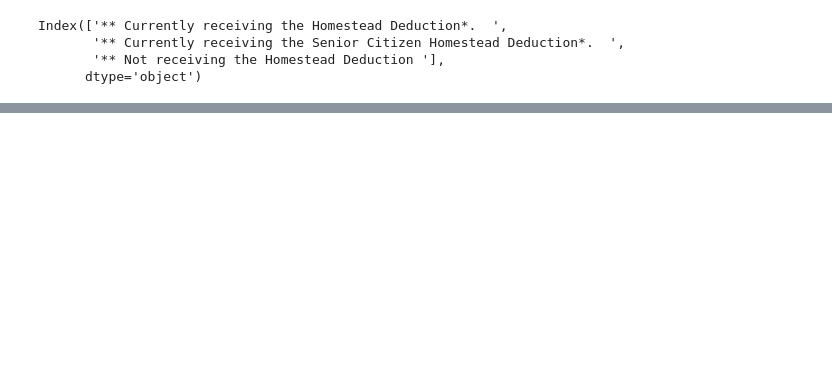
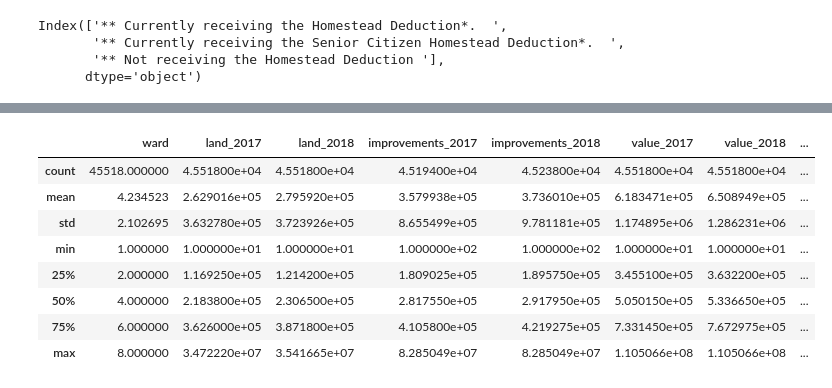
Before and after one commit to rodriguezda/capstone2017, a Jupyter notebook: 00-preprocessing/00_cleaning.ipynb, the cells around one changed output, grey strips where cells are left out. Saved outputs shown, nothing was run; the diff lists cells and outputs as text; code cells hidden in the pictures; blank space fills up the shorter version.

```diff
--- a/00-preprocessing/00_cleaning.ipynb
+++ b/00-preprocessing/00_cleaning.ipynb
@@ -321,0 +352,9 @@ df['year'] = df.date.dt.year
+# %%
+cols = ['sub_neighborhood', 'exception', 'tax_class',
+       'homestead', 'building_area',
+       'triennial_group', 'address',
+       'instrument_no', 'tax_class2']
+# %%
+df.drop(cols, 1, inplace = True) ## very important cell here!
+# %%
+df = df[df.year >= 2000] ## very important cell here!
@@ -321,0 +363,3 @@ df['year'] = df.date.dt.year
+# %%
+df['improvements_2017'].replace('Not Available', np.NaN, inplace = True)
+df['improvements_2018'].replace('Not Available', np.NaN, inplace = True)
@@ -321,0 +370,12 @@ df['year'] = df.date.dt.year
+# %%
+df.describe()
+# %% [output]
+|  | ward | land_2017 | land_2018 | improvements_2017 | improvements_2018 | value_2017 | value_2018 | ... |
+| count | 45518.000000 | 4.551800e+04 | 4.551800e+04 | 4.519400e+04 | 4.523800e+04 | 4.551800e+04 | 4.551800e+04 | ... |
+| mean | 4.234523 | 2.629016e+05 | 2.795920e+05 | 3.579938e+05 | 3.736010e+05 | 6.183471e+05 | 6.508949e+05 | ... |
+| std | 2.102695 | 3.632780e+05 | 3.723926e+05 | 8.655499e+05 | 9.781181e+05 | 1.174895e+06 | 1.286231e+06 | ... |
+| min | 1.000000 | 1.000000e+01 | 1.000000e+01 | 1.000000e+02 | 1.000000e+02 | 1.000000e+01 | 1.000000e+01 | ... |
+| 25% | 2.000000 | 1.169250e+05 | 1.214200e+05 | 1.809025e+05 | 1.895750e+05 | 3.455100e+05 | 3.632200e+05 | ... |
+| 50% | 4.000000 | 2.183800e+05 | 2.306500e+05 | 2.817550e+05 | 2.917950e+05 | 5.050150e+05 | 5.336650e+05 | ... |
+| 75% | 6.000000 | 3.626000e+05 | 3.871800e+05 | 4.105800e+05 | 4.219275e+05 | 7.331450e+05 | 7.672975e+05 | ... |
+| max | 8.000000 | 3.472220e+07 | 3.541665e+07 | 8.285049e+07 | 8.285049e+07 | 1.105066e+08 | 1.105066e+08 | ... |
```
Also changed, not shown: parts of 103 cells of this notebook, 34 other files.
